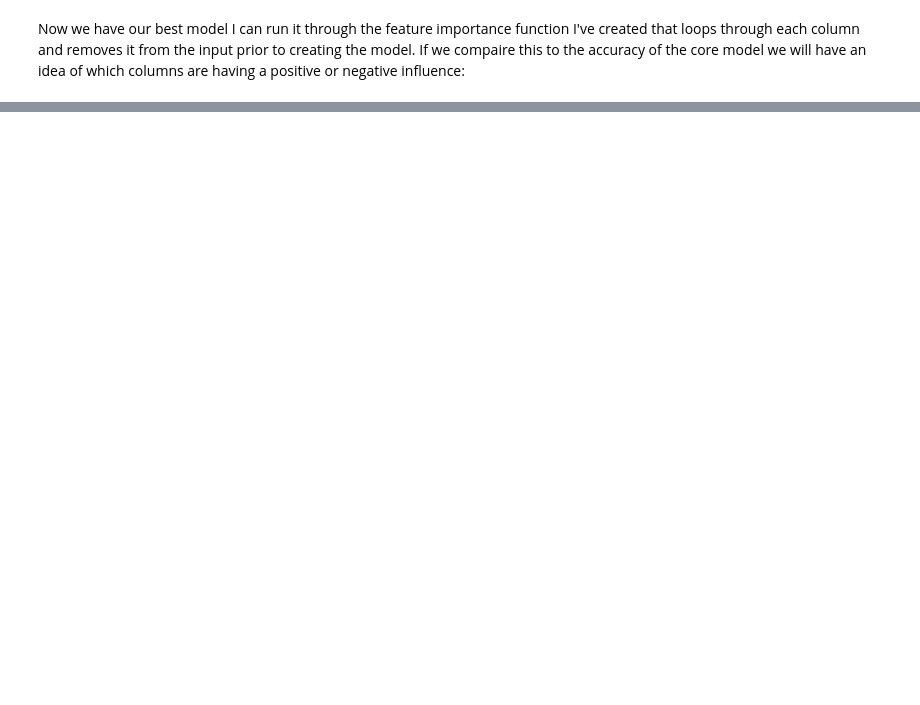
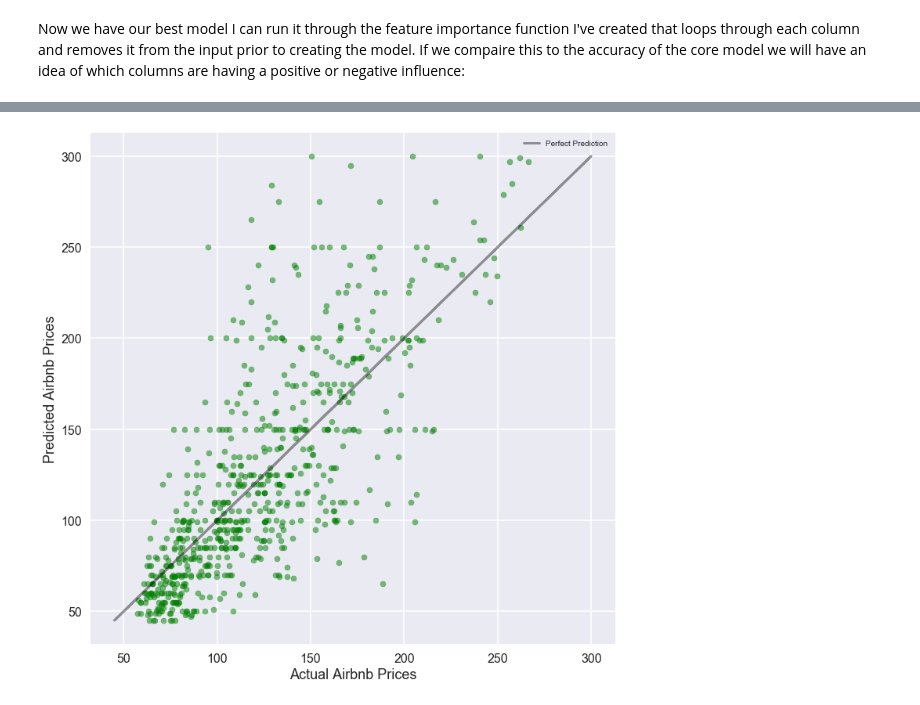
Before and after one commit to WarwickR92/Airbnb-Market-Analysis, a Jupyter notebook: Data_Processing (Data Modeling) .ipynb, the cells around one changed output, grey strips where cells are left out. Saved outputs shown, nothing was run; the diff lists cells and outputs as text; code cells hidden in the pictures; blank space fills up the shorter version.

```diff
--- a/Data_Processing (Data Modeling) .ipynb
+++ b/Data_Processing (Data Modeling) .ipynb
@@ -518,0 +652,4 @@ print('Accuracy:', round(accuracy, 2), '%.')
+# %%
+Airbnb_model(Seattle_input, 'Seattle', plot=True, color='green')
+# %% [output]
+[figure, added]
```
Also changed, not shown: parts of 32 cells of this notebook, 3 other files.
